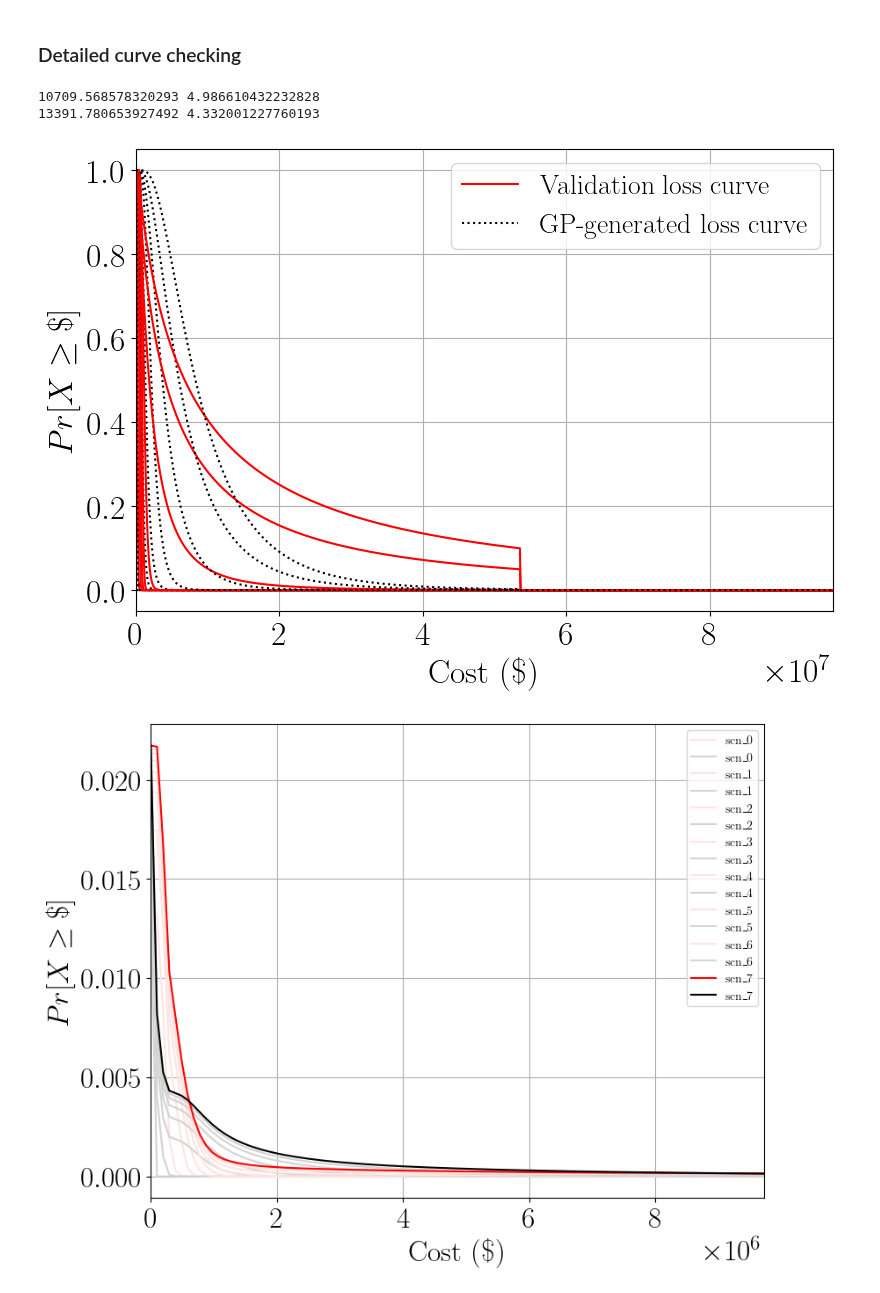
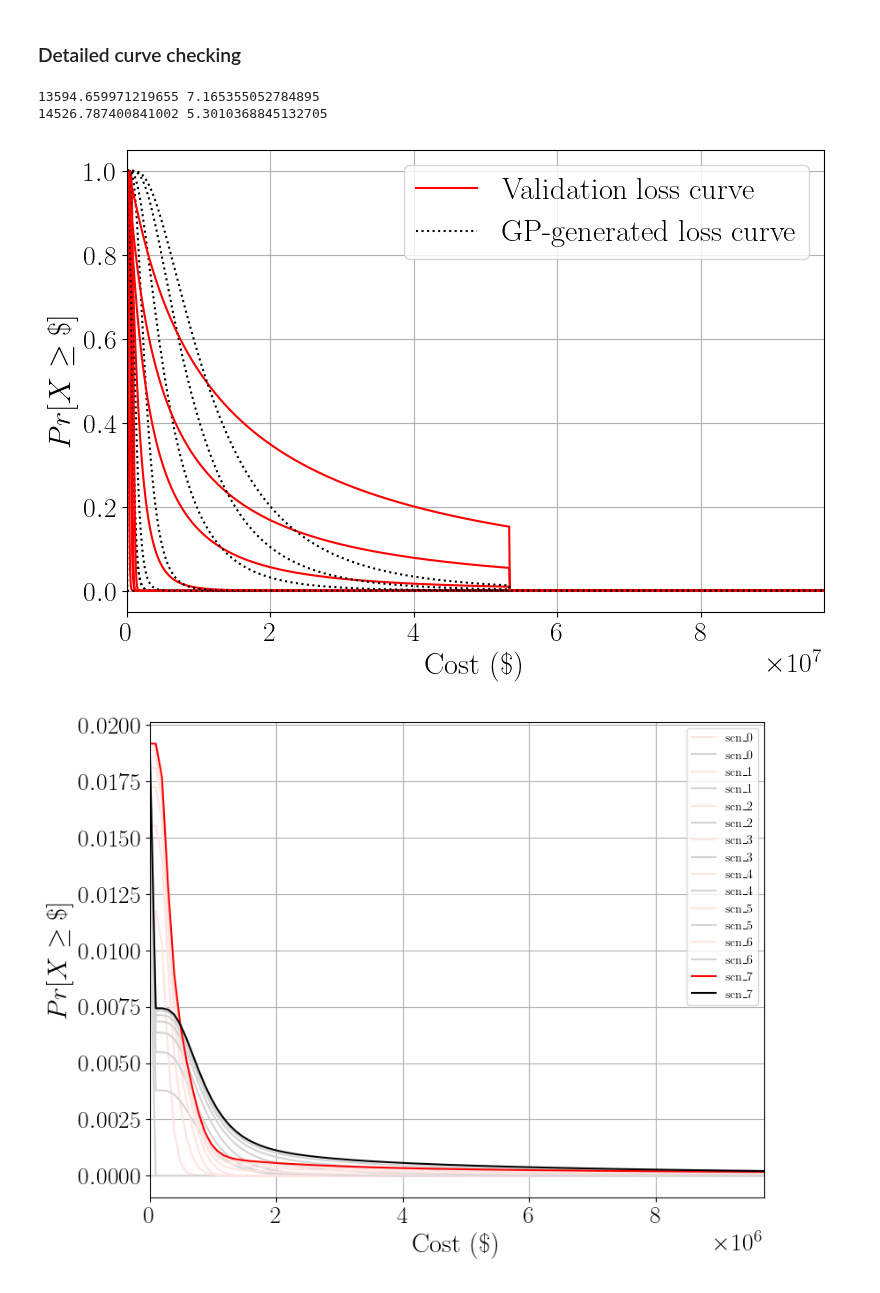
Before and after one commit to hgp297/isol-sys-database, a Jupyter notebook: src/analyses/time_anly.ipynb, the cells around one changed output. Saved outputs shown, nothing was run; the diff lists cells and outputs as text; code cells hidden in the pictures.

```diff
--- a/src/analyses/time_anly.ipynb
+++ b/src/analyses/time_anly.ipynb
@@ -1165,7 +1165,7 @@ from inverse import make_2D_plotting_space
 
 
 annual_cost_var = 'annual_cost_ratio'
-mdl_mcat = mcat_regression_mdls['mdl_mcat_cbf_lrb']
+mdl_mcac = mcac_regression_mdls['mdl_mcac_cbf_lrb']
 impact_mdl = mdl_impact_cbf_lrb
 df_sc = df_cbf_lrb.copy()
 
@@ -1190,7 +1190,7 @@ X_plot = make_2D_plotting_space(impact_mdl.X, res, x_var=xvar, y_var=yvar,
                             all_vars=['gap_ratio', 'RI', 'T_ratio', 'zeta_e'],
                             third_var_set = 5.0, fourth_var_set = 0.15)
 
-Z = mdl_mcat.gpr.predict(X_plot)
+Z = mdl_mcac.gpr.predict(X_plot)
 
 
 xx = X_plot[xvar]
@@ -1608,14 +1607,22 @@ config_dict_annual = {
 mcac_var = 'annual_cost_ratio'
 mcat_var = 'annual_time_ratio'
 
-mf_targets= {
+mf_tfp_targets= {
     mcac_var: annual_cost_target_mf,
     mcat_var: annual_dt_target_mf,
+    'constructability': -6.0}
+
+mf_lrb_targets= {
+    mcac_var: annual_cost_target_mf,
+    mcat_var: annual_dt_target_mf,
+    'constructability': -6.0}
+
+cbf_tfp_targets= {
+    mcac_var: annual_cost_target_cbf,
+    mcat_var: annual_dt_target_cbf,
     'constructability': -5.0}
 
-cbf_targets= {
+cbf_lrb_targets= {
     mcac_var: annual_cost_target_cbf,
     mcat_var: annual_dt_target_cbf,
     'constructability': -6.0}
-
-print(5*0.1*workers_parallel)
@@ -1624,22 +1629,22 @@ print(5*0.1*workers_parallel)
 # %%
 
 mf_tfp_inv_design, mf_tfp_inv_performance, mf_tfp_space = grid_search_inverse_design(
-    20, 'mf_tfp', mf_targets, config_dict_annual,
+    20, 'mf_tfp', mf_tfp_targets, config_dict_annual,
     impact_classification_mdls, mcac_regression_mdls,
     mcat_regression_mdls)
 
 mf_lrb_inv_design, mf_lrb_inv_performance, mf_lrb_space = grid_search_inverse_design(
-    20, 'mf_lrb', mf_targets, config_dict_annual,
+    20, 'mf_lrb', mf_lrb_targets, config_dict_annual,
     impact_classification_mdls, mcac_regression_mdls,
     mcat_regression_mdls)
 
 cbf_tfp_inv_design, cbf_tfp_inv_performance, cbf_tfp_space = grid_search_inverse_design(
-    20, 'cbf_tfp', cbf_targets, config_dict_annual,
+    20, 'cbf_tfp', cbf_tfp_targets, config_dict_annual,
     impact_classification_mdls, mcac_regression_mdls,
     mcat_regression_mdls)
 
 cbf_lrb_inv_design, cbf_lrb_inv_performance, cbf_lrb_space = grid_search_inverse_design(
-    20, 'cbf_lrb', cbf_targets, config_dict_annual,
+    20, 'cbf_lrb', cbf_lrb_targets, config_dict_annual,
     impact_classification_mdls, mcac_regression_mdls,
     mcat_regression_mdls)
 # %% [output]
@@ -1674,7 +1679,7 @@ print ('======== designing structures ==========')
 my_design = mf_tfp_inv_design.copy()
 my_design['superstructure_system'] = 'MF'
 my_design['isolator_system'] = 'TFP'
-my_design['k_ratio'] = 12
+my_design['k_ratio'] = 10
 
 mf_tfp_dict = my_design.to_dict()
 
@@ -1717,7 +1722,7 @@ print('Length of MF-TFP IDA:', len(ida_mf_tfp_df))
 my_design = cbf_tfp_inv_design.copy()
 my_design['superstructure_system'] = 'CBF'
 my_design['isolator_system'] = 'TFP'
-my_design['k_ratio'] = 7
+my_design['k_ratio'] = 10
 
 
 cbf_tfp_dict = my_design.to_dict()
@@ -1797,7 +1802,7 @@ print('Length of MF-LRB IDA:', len(ida_mf_lrb_df))
 my_design = cbf_lrb_inv_design.copy()
 my_design['superstructure_system'] = 'CBF'
 my_design['isolator_system'] = 'LRB'
-my_design['k_ratio'] = 10
+my_design['k_ratio'] = 9
 
 cbf_lrb_dict = my_design.to_dict()
 
@@ -2369,35 +2383,35 @@ def validate_lifetime_loss(val_results, hazard_curves, impact_clfs, cost_regs, t
 #     mf_tfp_val_results, site_hazard_curves,
 #     impact_clfs=impact_classification_mdls,
 #     cost_regs=cost_regression_mdls,
 #     time_regs=time_regression_mdls,
 #     beta_regs=beta_regression_mdls)
 
 
 # mcac_mf_lrb, mcat_mf_lrb, mcac_ratio_mf_lrb, mcat_ratio_mf_lrb = validate_lifetime_loss(
 #     mf_lrb_val_results, site_hazard_curves,
 #     impact_clfs=impact_classification_mdls,
 #     cost_regs=cost_regression_mdls,
 #     time_regs=time_regression_mdls,
 #     beta_regs=beta_regression_mdls)
 
 # mcac_cbf_tfp, mcat_cbf_tfp, mcac_ratio_cbf_tfp, mcat_ratio_cbf_tfp = validate_lifetime_loss(
 #     cbf_tfp_val_results, site_hazard_curves,
 #     impact_clfs=impact_classification_mdls,
 #     cost_regs=cost_regression_mdls,
 #     time_regs=time_regression_mdls,
 #     beta_regs=beta_regression_mdls)
 
 
 mcac_val, mcat_val, mcac_ratio_val, mcat_ratio_val = validate_lifetime_loss(
-    mf_lrb_val_results, site_hazard_curves,
+    mf_tfp_val_results, site_hazard_curves,
     impact_clfs=impact_classification_mdls,
     cost_regs=cost_regression_mdls,
     time_regs=time_regression_mdls,
     beta_regs=beta_regression_mdls, plot_me=True)
 
 print(mcac_val, mcat_val)
 # %% [output]
-10709.568578320293 4.986610432232828
-13391.780653927492 4.332001227760193
+13594.659971219655 7.165355052784895
+14526.787400841002 5.3010368845132705
-[figure, old version]
+[figure, new version]
-[figure, old version]
+[figure, new version]
```
Also changed, not shown: parts of 14 cells of this notebook.
